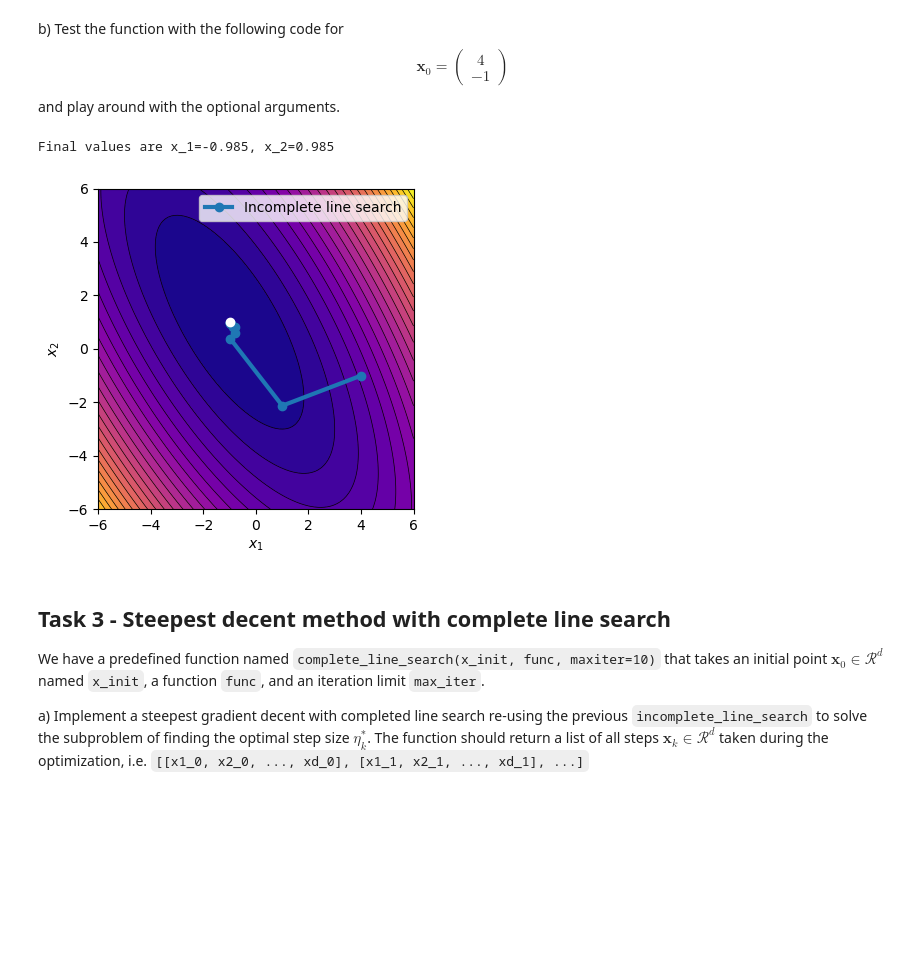
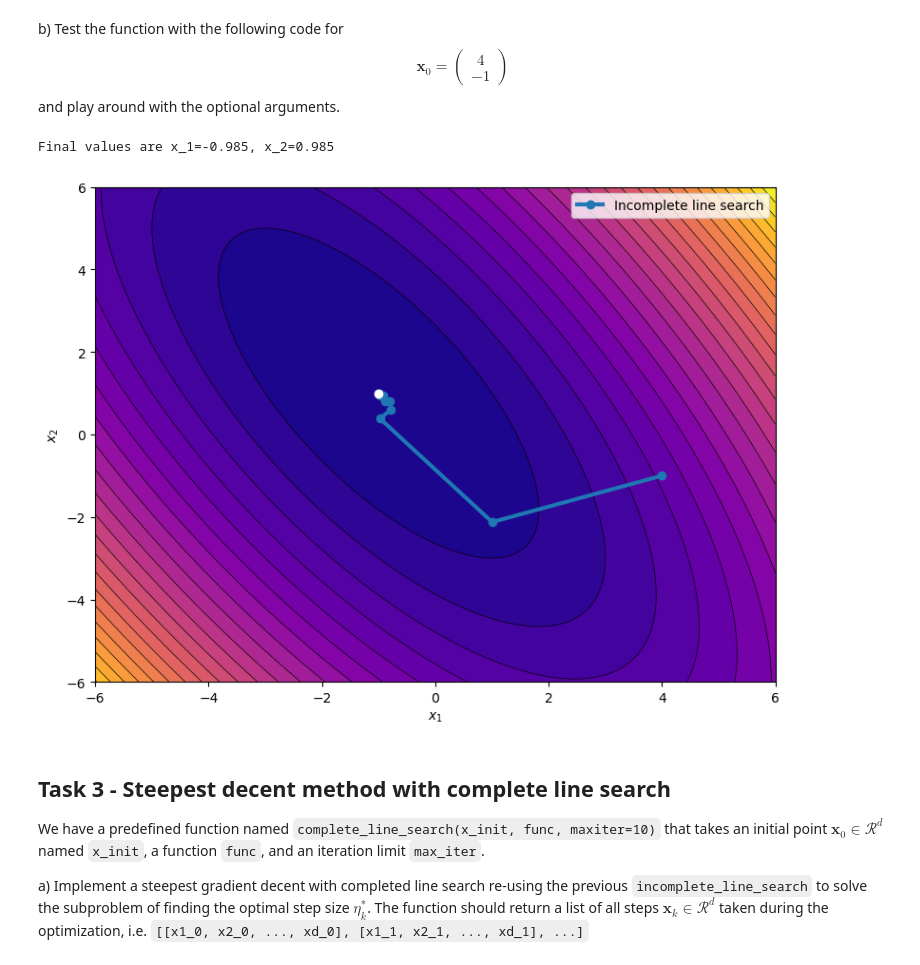
Before and after one commit to meyer-nils/structural_optimization, a Jupyter notebook: notebooks/exercise_02_unconstrained_optimization.ipynb, the cells around one changed output. Cells and saved outputs as stored; diff of their text form; code cells hidden in the pictures; blank space fills up the shorter version.

```diff
--- a/notebooks/exercise_02_unconstrained_optimization.ipynb
+++ b/notebooks/exercise_02_unconstrained_optimization.ipynb
@@ -148,21 +136,11 @@ and play around with the optional arguments.
 # %%
 x_init = torch.tensor([4.0, -1.0])
 path = incomplete_line_search(x_init, f)
-plot_contours(
-    x[..., 0],
-    x[..., 1],
-    f(x),
-    opti=[-1, 1],
-    paths={"Incomplete line search": path},
-    figsize=(4, 4),
-)
+plot_contours(x, f(x), opti=[-1, 1], paths={"Incomplete line search": path})
 print(f"Final values are x_1={path[-1][0]:.3f}, x_2={path[-1][1]:.3f}")
-# plt.xticks([-6, -4, -2, 0, 2, 4, 6])
-# plt.yticks([-6, -4, -2, 0, 2, 4, 6])
-# plt.savefig("../figures/steepest_decent.svg", transparent=True)
 # %% [output]
 Final values are x_1=-0.985, x_2=0.985
-[figure, old version]
+[figure, new version]
 # %% [markdown]
 ## Task 3 - Steepest decent method with complete line search
 
```
Also changed, not shown: parts of 8 cells of this notebook, 10 other files.
